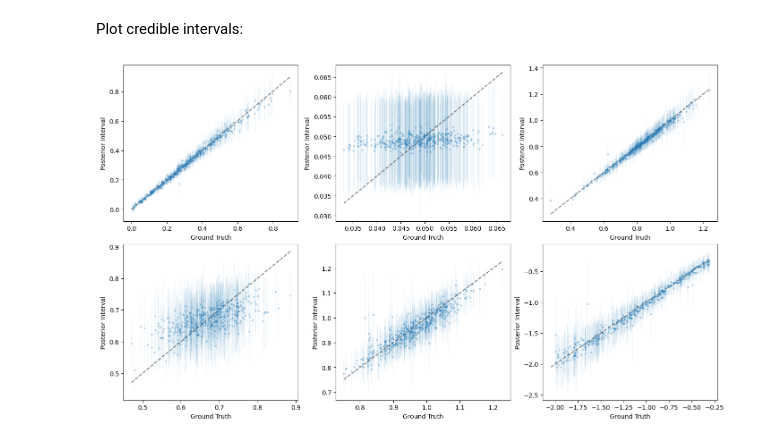
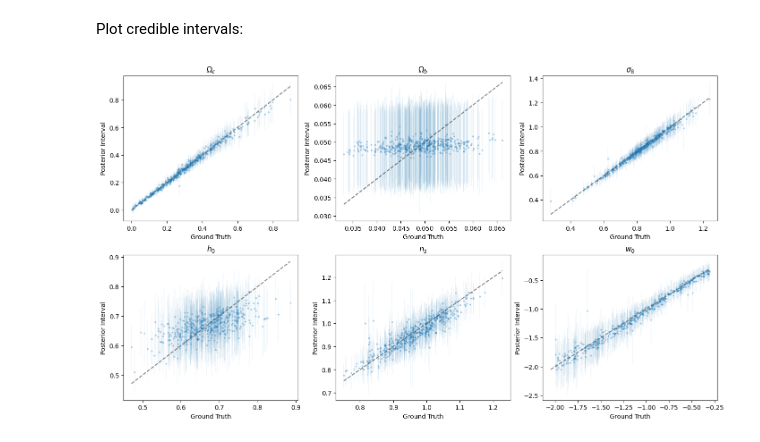
Before and after one commit to prob-ml/blissWL, a Jupyter notebook: maps_to_cosmology/notebooks/results.ipynb, the cells around one changed output. Cells and saved outputs as stored; diff of their text form; code cells hidden in the pictures.

```diff
--- a/maps_to_cosmology/notebooks/results.ipynb
+++ b/maps_to_cosmology/notebooks/results.ipynb
@@ -193,31 +193,32 @@ idx = rng.choice(N, size=min(n_plot, N), replace=False)
 
 fig, axes = plt.subplots(2, 3, figsize=(14, 8), constrained_layout=True)
 axes = axes.ravel()
 
 for j in range(6):
     ax = axes[j]
     x = true[idx, j]
     y = mu[idx, j]
     yerr = z * sig[idx, j]
 
     ax.errorbar(
         x, y,
         yerr=yerr,
         fmt="o",
         markersize=2,
         alpha=0.25,
         linewidth=0.3,
         capsize=0
     )
 
     # y=x diagonal
     lo = min(x.min(), y.min())
     hi = max(x.max(), y.max())
     ax.plot([lo, hi], [lo, hi], "k--", alpha=0.5)
 
     ax.set_xlabel("Ground Truth")
     ax.set_ylabel("Posterior Interval")
+    ax.set_title(param_names[j])
 
 plt.show()
 # %% [output]
-[figure, old version]
+[figure, new version]
```
